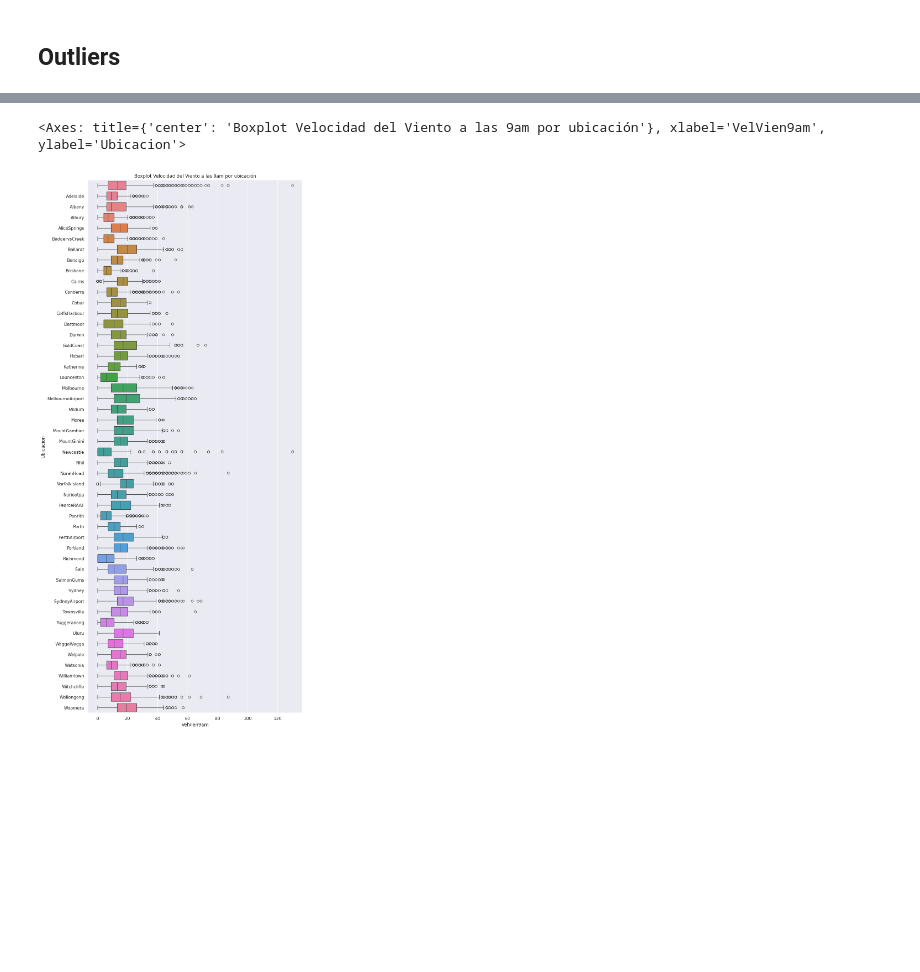
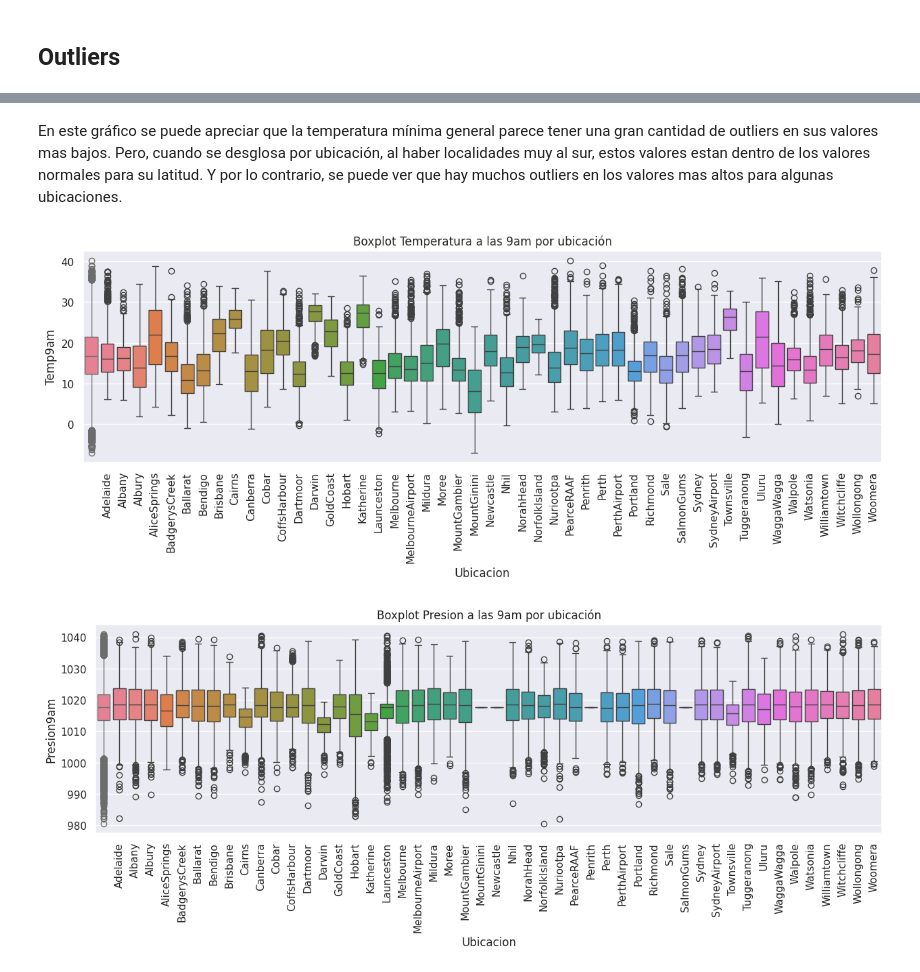
Before and after one commit to DanyPao/DataScience1-Daniela-Esposito, a Jupyter notebook: Visualizacion_Daniela_Esposito.ipynb, the cells around one changed output, grey strips where cells are left out. Cells and saved outputs as stored; diff of their text form; code cells hidden in the pictures; blank space fills up the shorter version.

```diff
--- a/Visualizacion_Daniela_Esposito.ipynb
+++ b/Visualizacion_Daniela_Esposito.ipynb
@@ -202,7 +220,7 @@ df['LluviaHoy'].fillna(df['LluviaHoy'].mode()[0],inplace=True)
 #Reemplazo de NaNs en Variables Numéricas por la Mediana o Media
 df['MinTemp'].fillna(df['MinTemp'].median(),inplace=True)
 df['MaxTemp'].fillna(df['MaxTemp'].median(),inplace=True)
-df['Lluvia'].fillna(df['Lluvia'].mean(),inplace=True)
+df['Lluvia'].fillna(df['Lluvia'].median(),inplace=True)
 df['VelRafVien'].fillna(df['VelRafVien'].median(),inplace=True)
 df['VelVien9am'].fillna(df['VelVien9am'].median(),inplace=True)
 df['VelVien3pm'].fillna(df['VelVien3pm'].median(),inplace=True)
@@ -251,10 +290,22 @@ sns.boxplot(x=df.MinTemp, y=df.Ubicacion, hue=df.Ubicacion)
+# %% [markdown]
+En este gráfico se puede apreciar que la temperatura mínima general parece tener una gran cantidad de outliers en sus valores mas bajos.
+Pero, cuando se desglosa por ubicación, al haber localidades muy al sur, estos valores estan dentro de los valores normales para su latitud.
+Y por lo contrario, se puede ver que hay muchos outliers en los valores mas altos para algunas ubicaciones.
 # %%
-plt.figure(figsize=(10,25))
-plt.title('Boxplot Velocidad del Viento a las 9am por ubicación')
-sns.boxplot(x=df.VelVien9am)
-sns.boxplot(x=df.VelVien9am, y=df.Ubicacion, hue=df.Ubicacion)
-
-#Lo mismo sucede con todas las otras variables numericas, este es otro ejemplo:
+plt.figure(figsize=(15,4))
+plt.title('Boxplot Temperatura a las 9am por ubicación')
+sns.boxplot(y=df.Temp9am)
+ax=sns.boxplot(y=df.Temp9am, x=df.Ubicacion, hue=df.Ubicacion)
+ax.set_xticklabels(ax.get_xticklabels(), rotation=90)
+plt.show()
 # %% [output]
-<Axes: title={'center': 'Boxplot Velocidad del Viento a las 9am por ubicación'}, xlabel='VelVien9am', ylabel='Ubicacion'>
-[figure, old version]
+[figure, new version]
+# %%
+plt.figure(figsize=(15,4))
+plt.title('Boxplot Presion a las 9am por ubicación')
+sns.boxplot(y=df.Presion9am)
+ax=sns.boxplot(y=df.Presion9am, x=df.Ubicacion, hue=df.Ubicacion)
+ax.set_xticklabels(ax.get_xticklabels(), rotation=90)
+plt.show()
+# %% [output]
+[figure, added]
```
Also changed, not shown: parts of 24 cells of this notebook.
